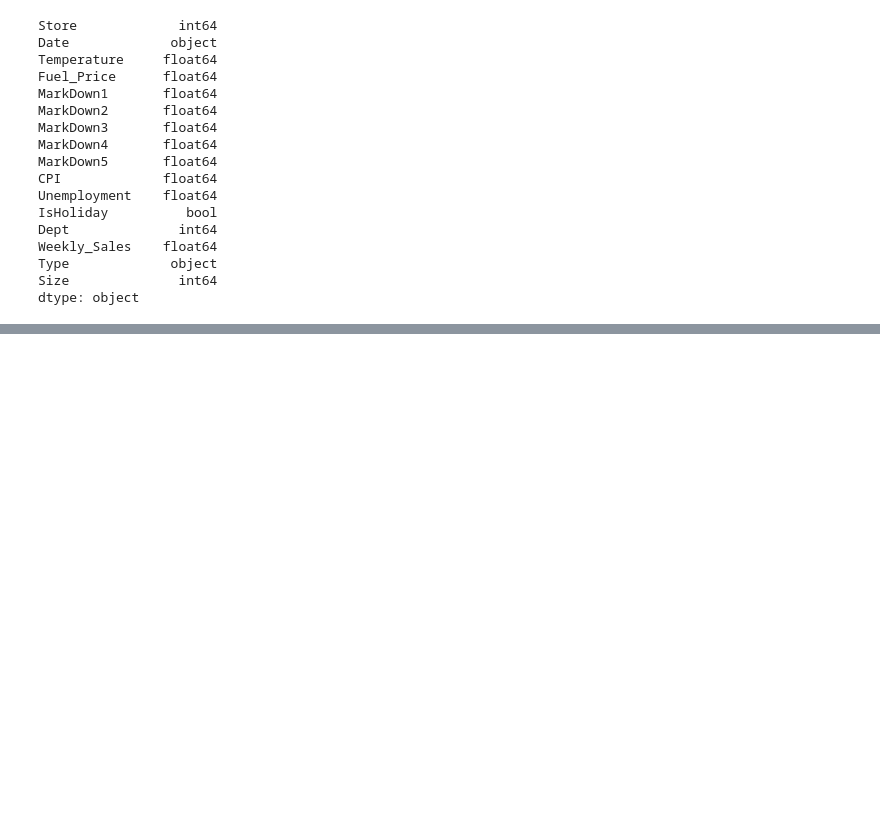
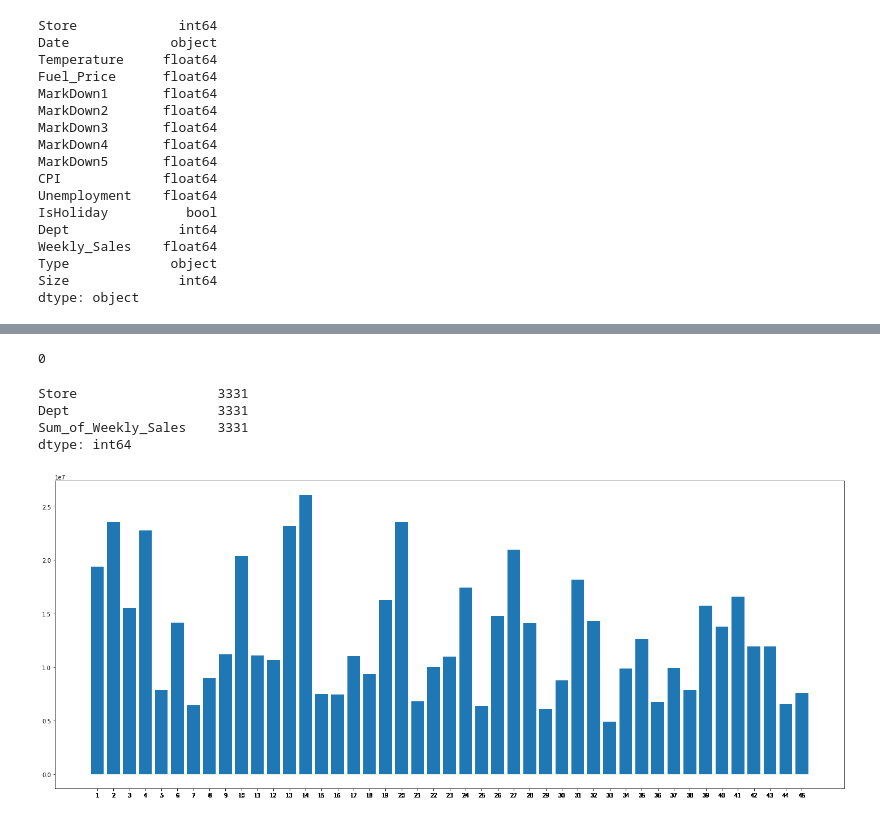
Before and after one commit to sathyanarayanankrishnan/DataScience, a Jupyter notebook: avatar-retail-analytics.ipynb, the cells around one changed output, grey strips where cells are left out. Saved outputs shown, nothing was run; the diff lists cells and outputs as text; code cells hidden in the pictures; blank space fills up the shorter version.

```diff
--- a/avatar-retail-analytics.ipynb
+++ b/avatar-retail-analytics.ipynb
@@ -120,0 +105,32 @@ df_fss
+# %%
+#Converting the column to the Date Data type
+df_fss['Date']=pd.to_datetime(df_fss['Date'])
+# %%
+#Count of Duplicates
+df_fss.duplicated().sum()
+# %% [output]
+0
+# %%
+store_sales_df = df_fss.groupby(['Store','Dept'], as_index=False).agg(Sum_of_Weekly_Sales=('Weekly_Sales','sum'))
+# %%
+store_sales_df['Store'] = store_sales_df['Store'].astype(int)
+store_sales_df['Dept'] = store_sales_df['Dept'].astype(int)
+store_sales_df.describe(include='all')
+store_sales_df.count()
+# %% [output]
+Store                  3331
+Dept                   3331
+Sum_of_Weekly_Sales    3331
+dtype: int64
+# %%
+def bar_plot(x_col, y_col):
+    plt.figure(figsize =(25, 10))
+    x = x_col
+    y = y_col
+    plt.bar(x, y)
+    plt.xticks(x) # ====> to show all values of x-axis
+    plt.show()
+# %%
+bar_plot(x_col=store_sales_df['Store'],y_col=store_sales_df['Sum_of_Weekly_Sales'])
+# %% [output]
+[figure, added]
```
Also changed, not shown: parts of 6 cells of this notebook.
